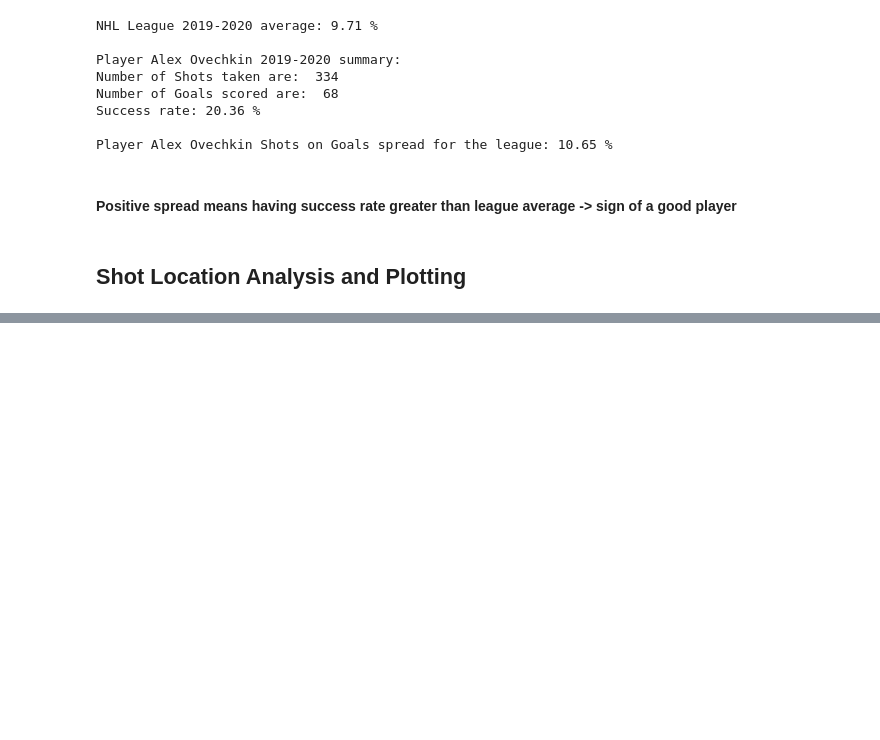
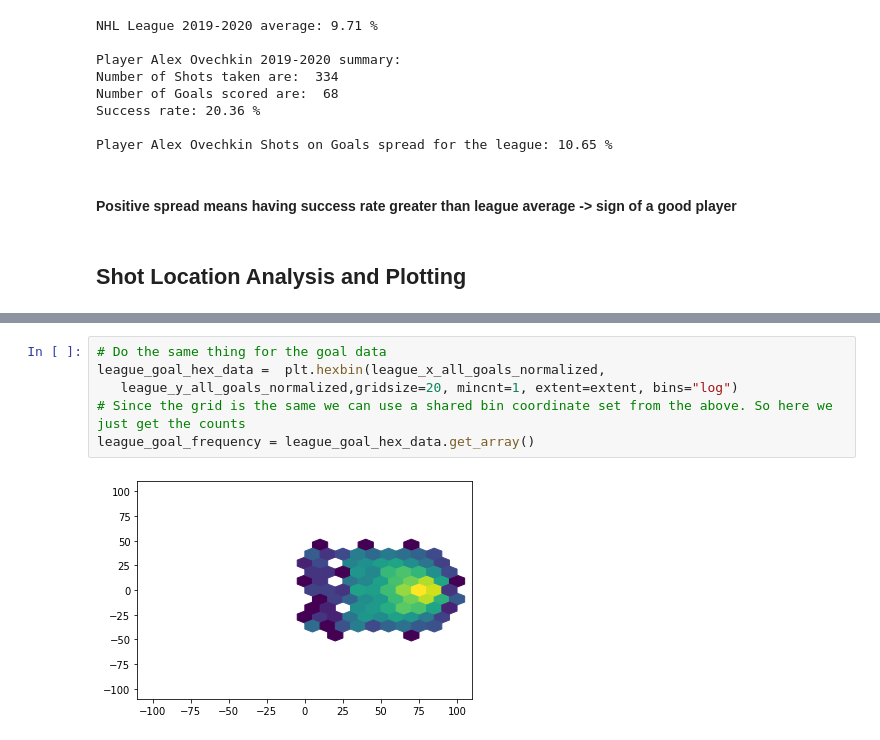
Before and after one commit to PrakritiAilavadi/Kaggle, a Jupyter notebook: nhl-shot-distribution.ipynb, the cells around one changed output, grey strips where cells are left out. Saved outputs shown, nothing was run; the diff lists cells and outputs as text; blank space fills up the shorter version.

```diff
--- a/nhl-shot-distribution.ipynb
+++ b/nhl-shot-distribution.ipynb
@@ -286,0 +364,8 @@ Player Alex Ovechkin Shots on Goals spread for the league: 10.65 %
+# %%
+# Do the same thing for the goal data
+league_goal_hex_data =  plt.hexbin(league_x_all_goals_normalized,
+   league_y_all_goals_normalized,gridsize=20, mincnt=1, extent=extent, bins="log")
+# Since the grid is the same we can use a shared bin coordinate set from the above. So here we just get the counts
+league_goal_frequency = league_goal_hex_data.get_array()
+# %% [output]
+[figure, added]
```
Also changed, not shown: parts of 13 cells of this notebook.
